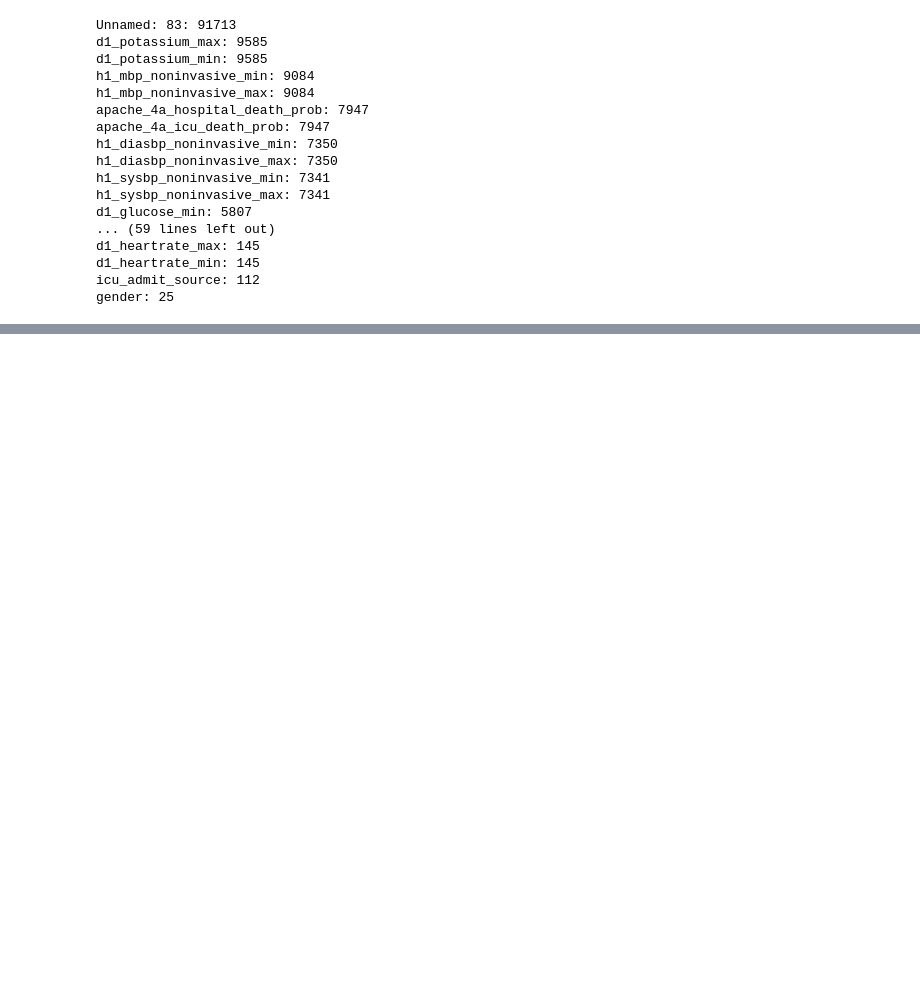
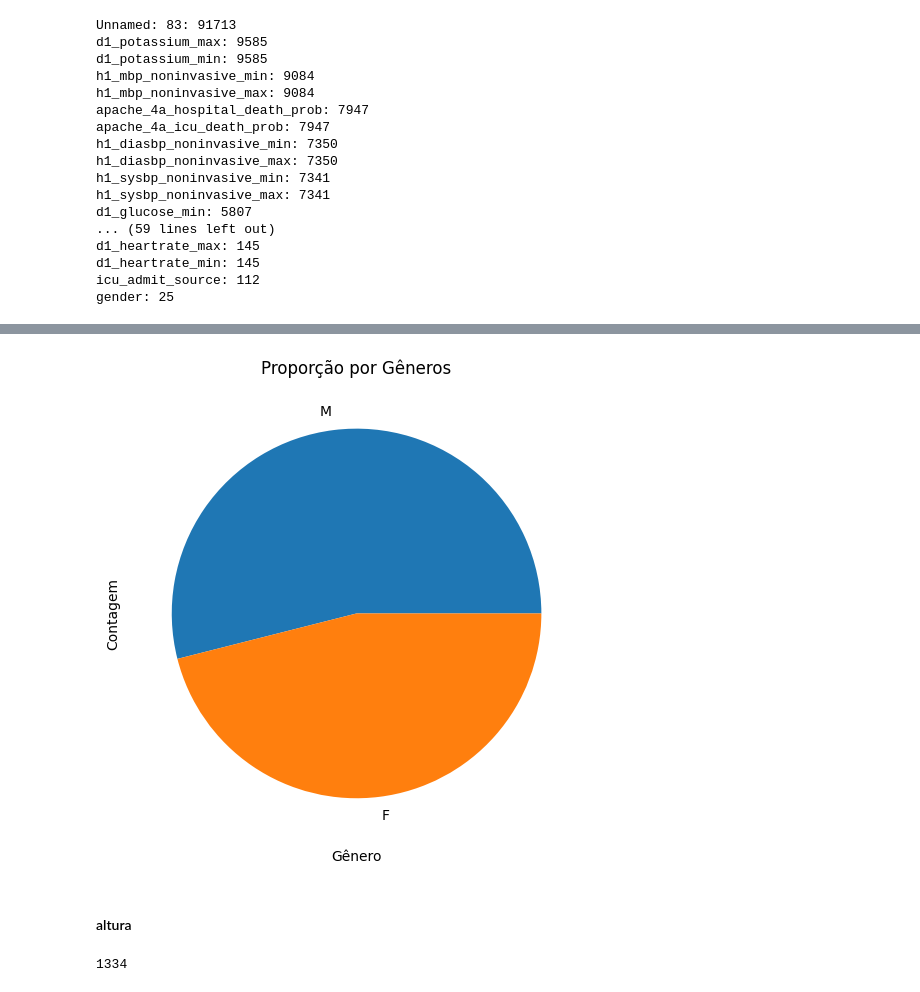
Before and after one commit to uiara/-PISI3_2022.2, a Jupyter notebook: data/analise.ipynb, the cells around one changed output, grey strips where cells are left out. Drawn from its saved outputs; the diff is of its cells as text; code cells hidden in the pictures; blank space fills up the shorter version.

```diff
--- a/data/analise.ipynb
+++ b/data/analise.ipynb
@@ -191,0 +311,15 @@ Index(['id_ncontro', 'id_paciente', 'id_hospital', 'idade', 'imc',
+# %%
+plt.figure(figsize=(8, 6))
+genero_proporcao.plot(kind='pie')
+plt.xlabel('Gênero')
+plt.ylabel('Contagem')
+plt.title('Proporção por Gêneros')
+plt.show()
+# %% [output]
+[figure, added]
+# %% [markdown]
+#### altura
+# %%
+df['altura'].isnull().sum()
+# %% [output]
+1334
```
Also changed, not shown: parts of 79 cells of this notebook.
